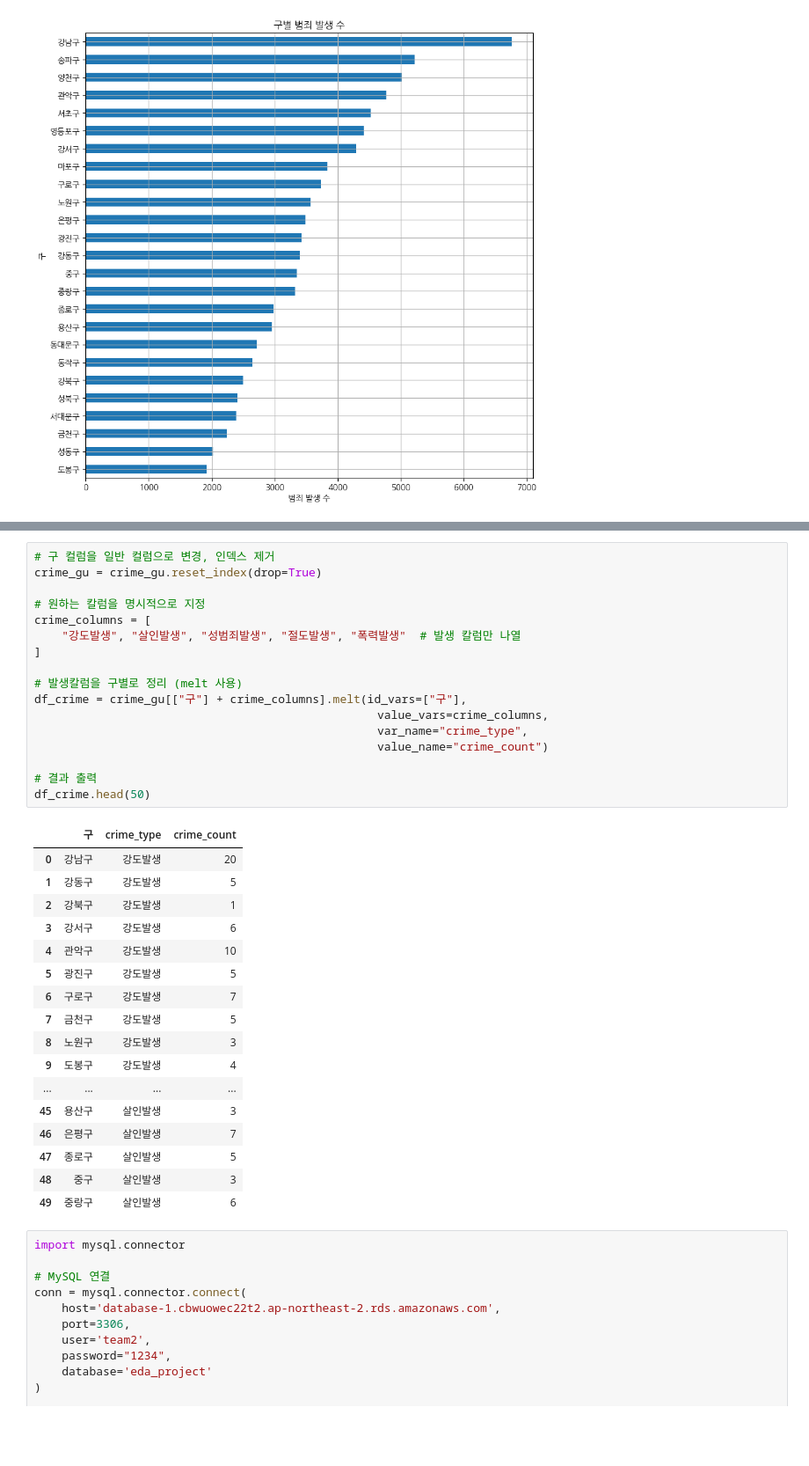
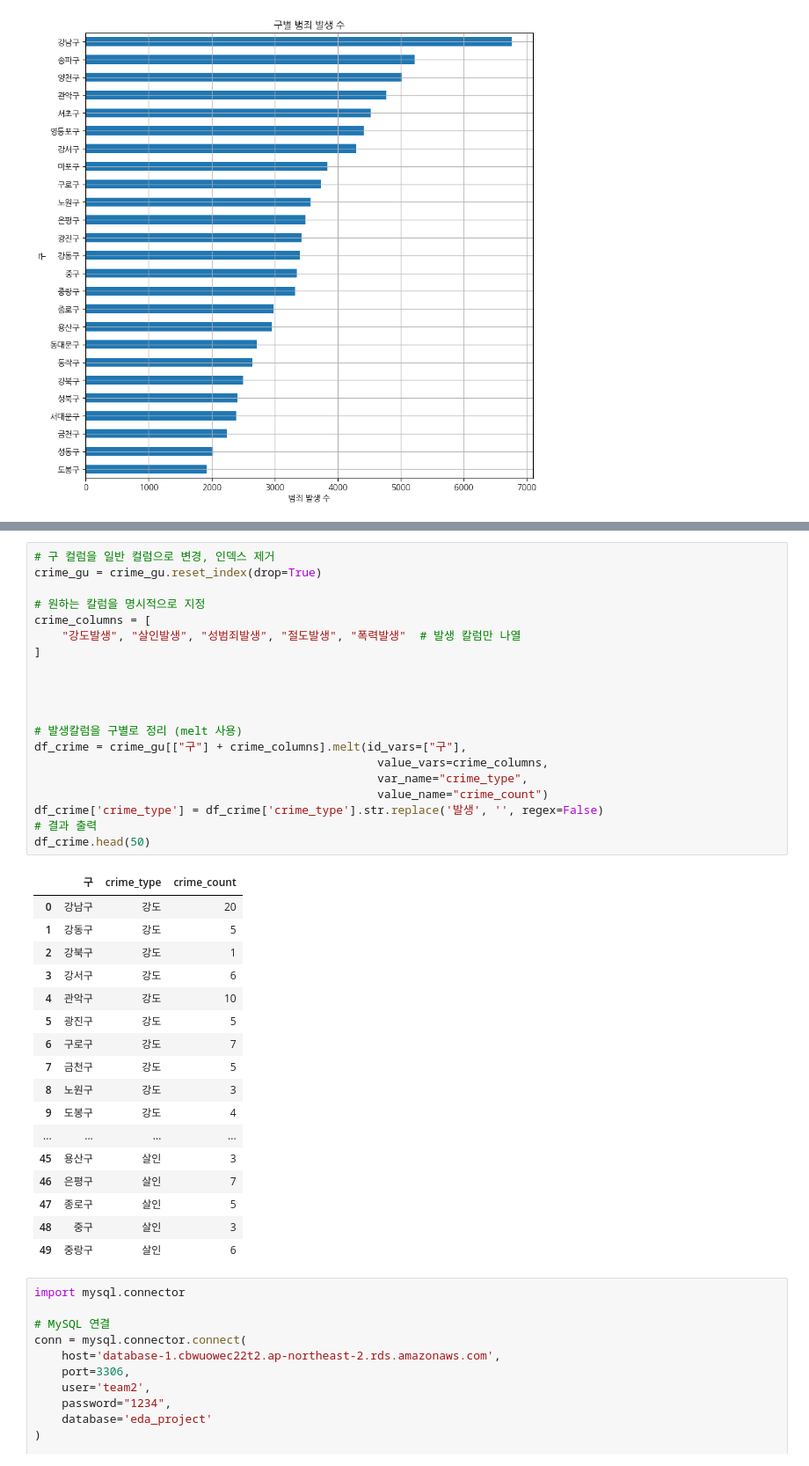
Before and after one commit to addinedu-ros-9th/eda-repo-2, a Jupyter notebook: data_analysis/Crime.ipynb, the cells around one changed output, grey strips where cells are left out. Shown at 88% size. Drawn from its saved outputs; the diff is of its cells as text; blank space fills up the shorter version.

```diff
--- a/data_analysis/Crime.ipynb
+++ b/data_analysis/Crime.ipynb
@@ -173,38 +171,41 @@ Index(['강도검거', '강도발생', '살인검거', '살인발생', '성범
 # %%
 # 구 컬럼을 일반 컬럼으로 변경, 인덱스 제거
 crime_gu = crime_gu.reset_index(drop=True)
 
 # 원하는 칼럼을 명시적으로 지정
 crime_columns = [
     "강도발생", "살인발생", "성범죄발생", "절도발생", "폭력발생"  # 발생 칼럼만 나열
 ]
 
+
+
+
 # 발생칼럼을 구별로 정리 (melt 사용)
 df_crime = crime_gu[["구"] + crime_columns].melt(id_vars=["구"],
                                                   value_vars=crime_columns,
                                                   var_name="crime_type",
                                                   value_name="crime_count")
-
+df_crime['crime_type'] = df_crime['crime_type'].str.replace('발생', '', regex=False)
 # 결과 출력
 df_crime.head(50)
 # %% [output]
 |  | 구 | crime_type | crime_count |
-| 0 | 강남구 | 강도발생 | 20 |
-| 1 | 강동구 | 강도발생 | 5 |
-| 2 | 강북구 | 강도발생 | 1 |
-| 3 | 강서구 | 강도발생 | 6 |
-| 4 | 관악구 | 강도발생 | 10 |
-| 5 | 광진구 | 강도발생 | 5 |
-| 6 | 구로구 | 강도발생 | 7 |
-| 7 | 금천구 | 강도발생 | 5 |
-| 8 | 노원구 | 강도발생 | 3 |
-| 9 | 도봉구 | 강도발생 | 4 |
+| 0 | 강남구 | 강도 | 20 |
+| 1 | 강동구 | 강도 | 5 |
+| 2 | 강북구 | 강도 | 1 |
+| 3 | 강서구 | 강도 | 6 |
+| 4 | 관악구 | 강도 | 10 |
+| 5 | 광진구 | 강도 | 5 |
+| 6 | 구로구 | 강도 | 7 |
+| 7 | 금천구 | 강도 | 5 |
+| 8 | 노원구 | 강도 | 3 |
+| 9 | 도봉구 | 강도 | 4 |
 | ... | ... | ... | ... |
-| 45 | 용산구 | 살인발생 | 3 |
-| 46 | 은평구 | 살인발생 | 7 |
-| 47 | 종로구 | 살인발생 | 5 |
-| 48 | 중구 | 살인발생 | 3 |
-| 49 | 중랑구 | 살인발생 | 6 |
+| 45 | 용산구 | 살인 | 3 |
+| 46 | 은평구 | 살인 | 7 |
+| 47 | 종로구 | 살인 | 5 |
+| 48 | 중구 | 살인 | 3 |
+| 49 | 중랑구 | 살인 | 6 |
 # %%
 import mysql.connector
 
```
Also changed, not shown: parts of 2 cells of this notebook.
